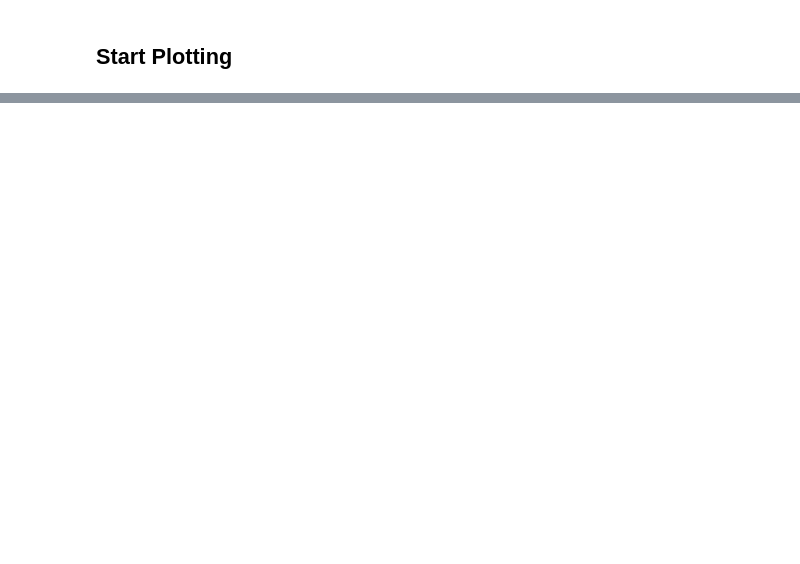
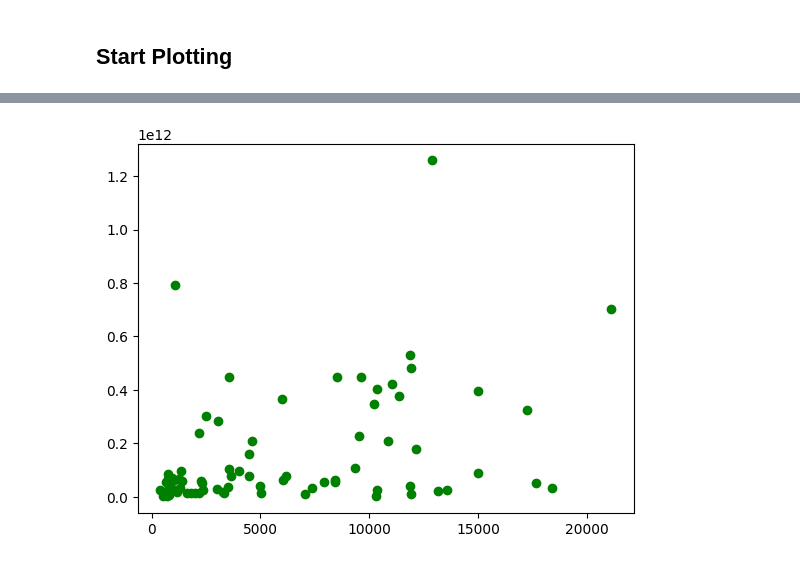
Before and after one commit to KozA777/cyber_project, a Jupyter notebook: Project.ipynb, the cells around one changed output, grey strips where cells are left out. Saved outputs shown, nothing was run; the diff lists cells and outputs as text; code cells hidden in the pictures; blank space fills up the shorter version.

```diff
--- a/Project.ipynb
+++ b/Project.ipynb
@@ -124,0 +209,11 @@ df_full['24-23_Com'] = df_full['2024_Complaints'] - df_full['2023_Complaints']
+# %%
+plt.plot(new_com, new_gdp, 'o', color = 'g')
+
+line_x = np.array([new_com[0], new_com[-1]])
+line_y =  np.array([new_gdp[0], new_gdp[-1]])
+
+#plt.plot(line_x, line_y)
+#plt.yscale('log')
+#plt.xscale('log')
+# %% [output]
+[figure, added]
```
Also changed, not shown: parts of 14 cells of this notebook.
